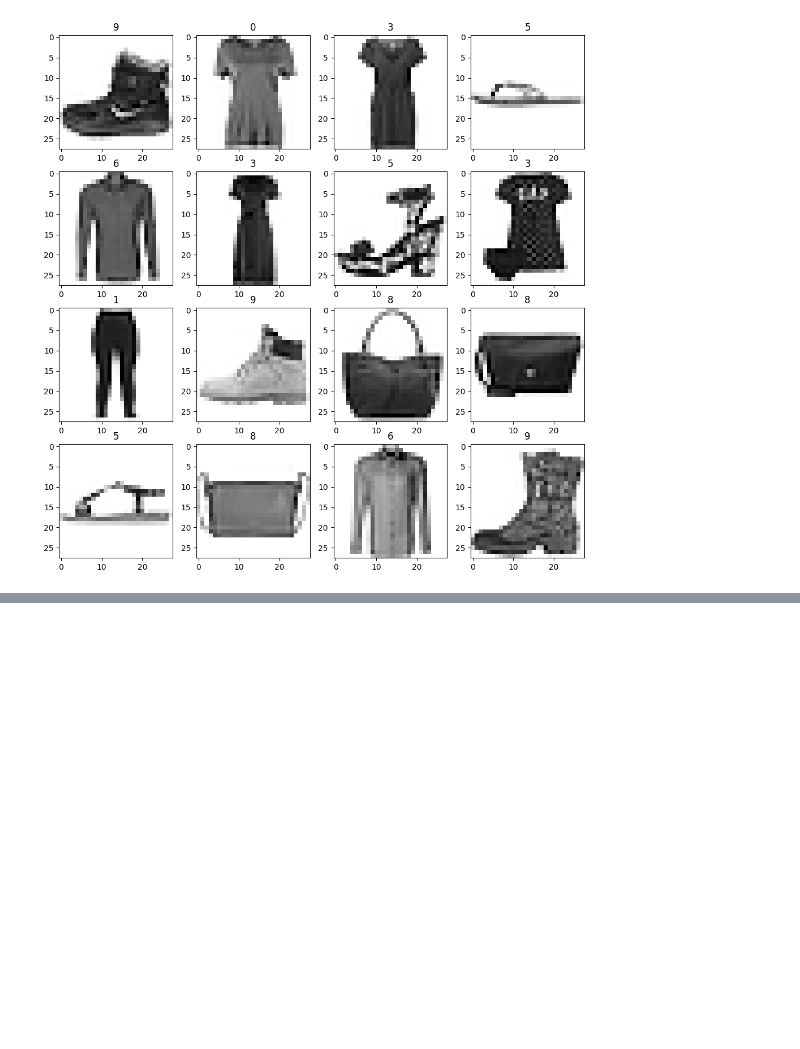
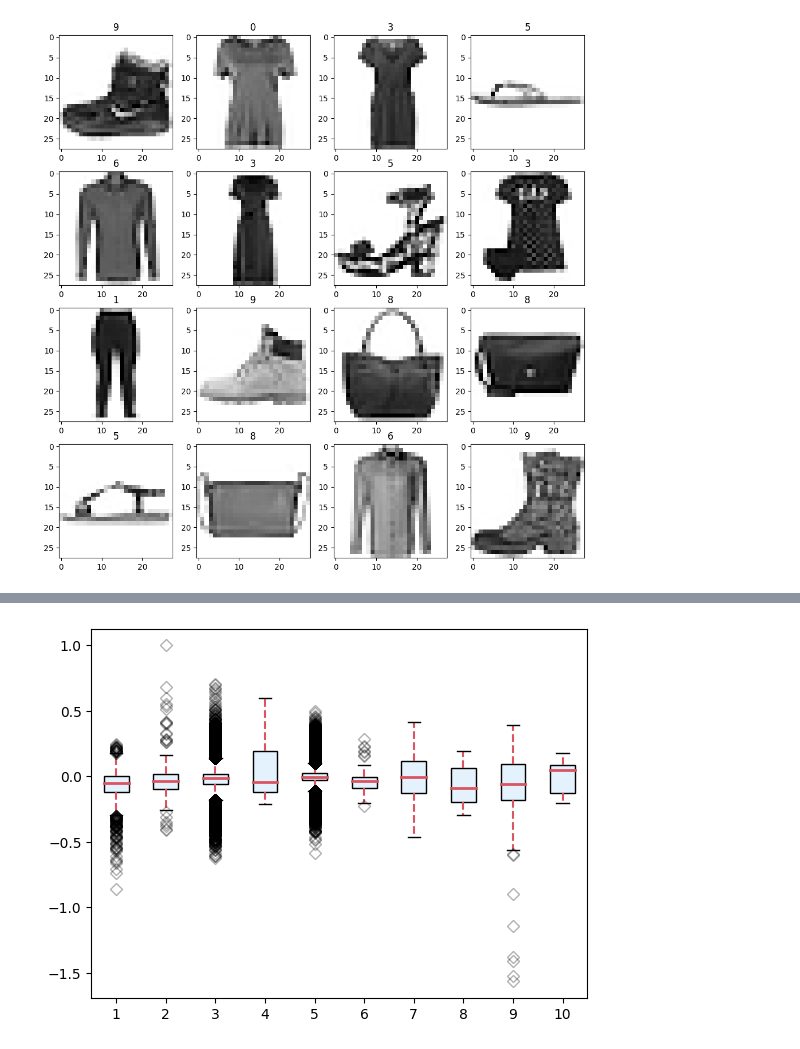
Before and after one commit to Rossbert/Master-Project-Quantization, a Jupyter notebook: Test_Model_Jupyter.ipynb, the cells around one changed output, grey strips where cells are left out. Cells and saved outputs as stored; diff of their text form; code cells hidden in the pictures; blank space fills up the shorter version.

```diff
--- a/Test_Model_Jupyter.ipynb
+++ b/Test_Model_Jupyter.ipynb
@@ -138,0 +151,18 @@ print(model.trainable_variables[0].numpy()[0])
+# %%
+data = [model.trainable_variables[i].numpy().flatten() for i in range(len(model.trainable_variables))]
+fig, ax = plt.subplots()
+box_plot = ax.boxplot(data, patch_artist = True)
+
+for whisker in box_plot['whiskers']:
+    whisker.set(color ='#DB5461', linewidth = 1.5, linestyle ="--")
+
+for flier in box_plot['fliers']:
+    flier.set(marker ='D', color ='#686963', alpha = 0.3)
+
+for median in box_plot['medians']:
+    median.set(color ='#DB5461', linewidth = 2)
+
+for patch in box_plot['boxes']:
+    patch.set_facecolor('#E3F2FD')
+# %% [output]
+[figure, added]
```
Also changed, not shown: parts of 8 cells of this notebook, 7 other files.
